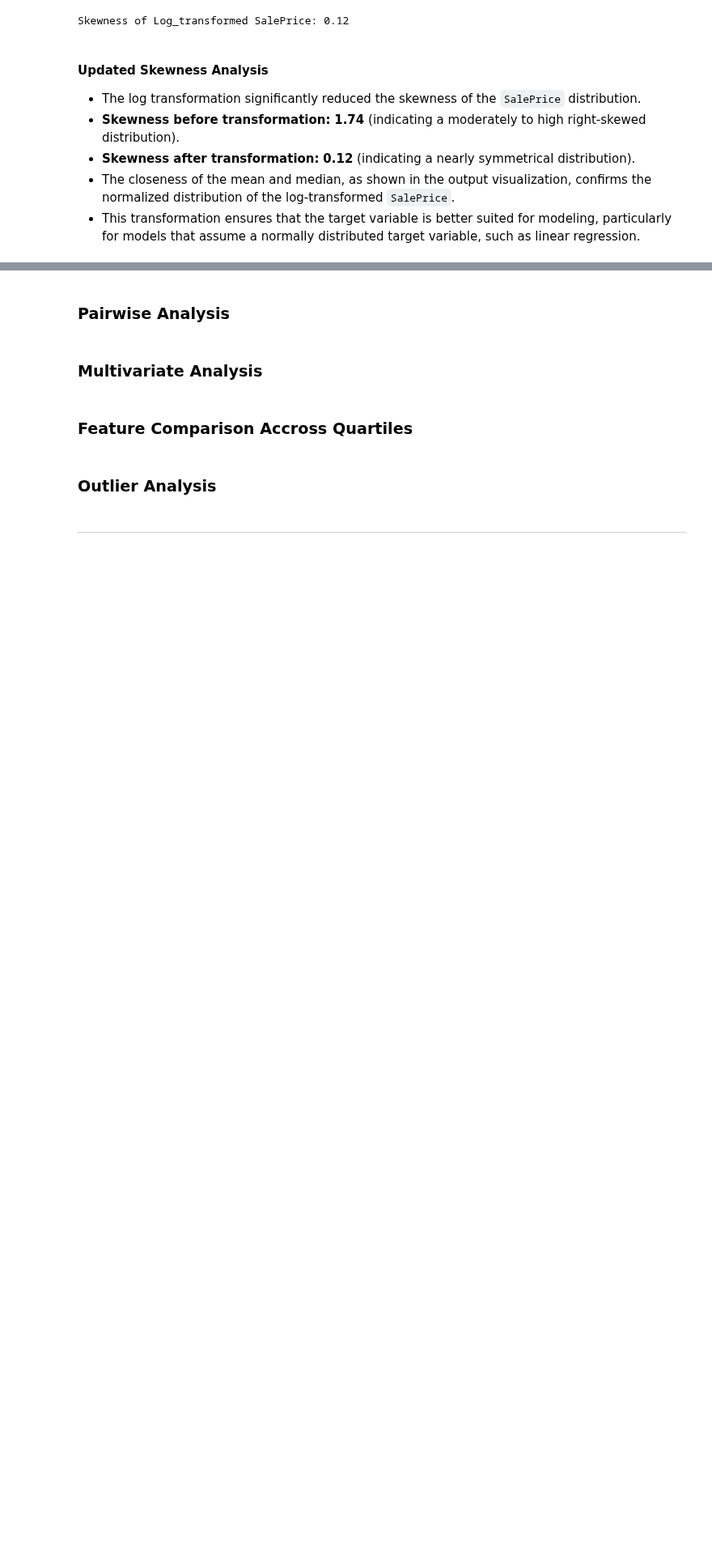
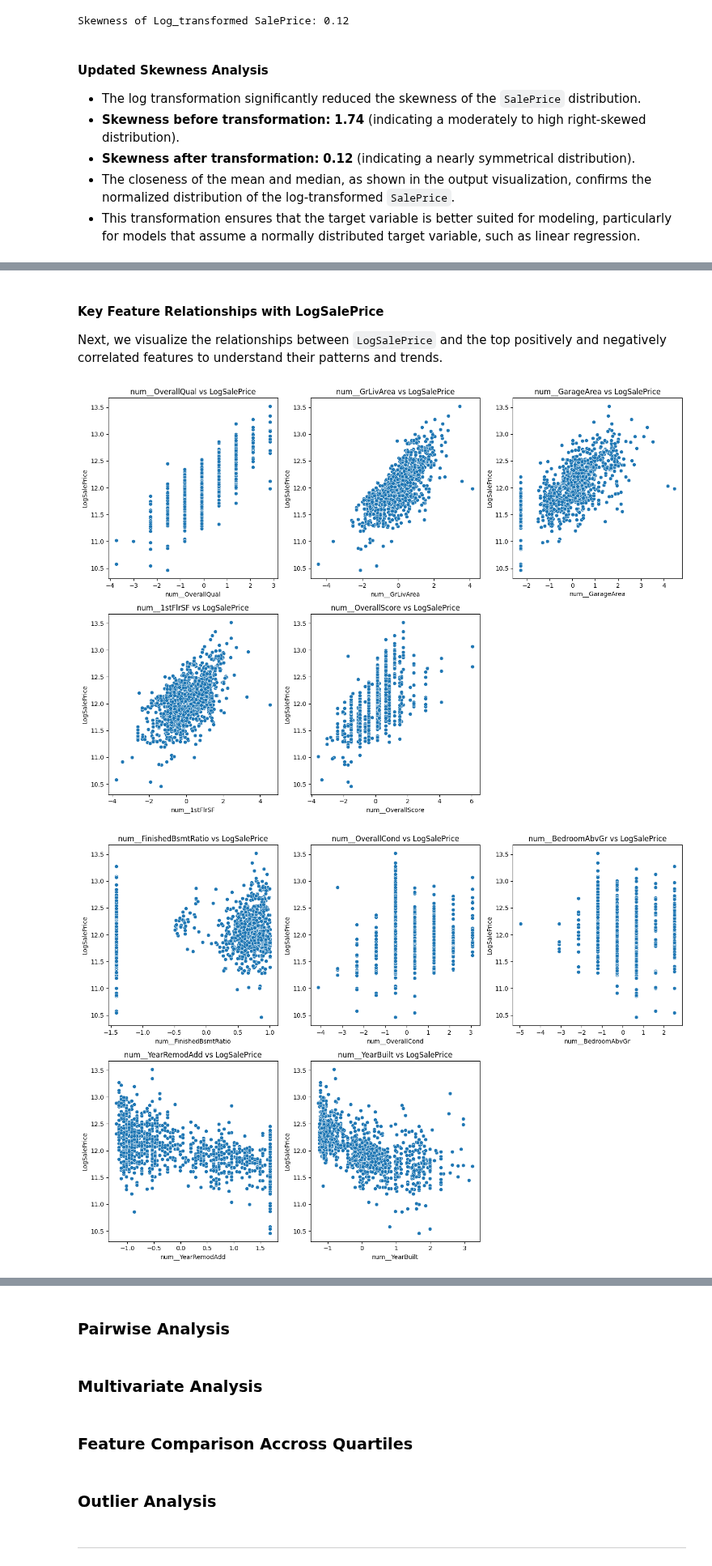
Before and after one commit to TonichaB/Predictive-Analytics-PP5, a Jupyter notebook: jupyter_notebooks/04_Price_Analysis.ipynb, the cells around one changed output, grey strips where cells are left out. Shown at 81% size. Drawn from its saved outputs; the diff is of its cells as text; code cells hidden in the pictures; blank space fills up the shorter version.

```diff
--- a/jupyter_notebooks/04_Price_Analysis.ipynb
+++ b/jupyter_notebooks/04_Price_Analysis.ipynb
@@ -319,0 +369,33 @@ Skewness of Log_transformed SalePrice: 0.12
+# %% [markdown]
+#### Key Feature Relationships with LogSalePrice
+
+Next, we visualize the relationships between `LogSalePrice` and the top positively and negatively correlated features to understand their patterns and trends.
+# %%
+# Select top correlated features
+top_positive_corr_features = target_corr[1:6].index
+top_negative_corr_features = target_corr[-5:].index
+
+# Scatterplots for positively correlated features
+plt.figure(figsize=(14, 10))
+for i, feature in enumerate(top_positive_corr_features):
+    plt.subplot(2, 3, i + 1)
+    sns.scatterplot(x=x_train_with_target[feature], y=x_train_with_target['LogSalePrice'])
+    plt.title(f"{feature} vs LogSalePrice")
+    plt.xlabel(feature)
+    plt.ylabel("LogSalePrice")
+plt.tight_layout()
+plt.show()
+
+# Scatterplots for negatively correlated features
+plt.figure(figsize=(14, 10))
+for i, feature in enumerate(top_negative_corr_features):
+    plt.subplot(2, 3, i + 1)
+    sns.scatterplot(x=x_train_with_target[feature], y=x_train_with_target['LogSalePrice'])
+    plt.title(f"{feature} vs LogSalePrice")
+    plt.xlabel(feature)
+    plt.ylabel("LogSalePrice")
+plt.tight_layout()
+plt.show()
+# %% [output]
+[figure, added]
+[figure, added]
```
Also changed, not shown: parts of 4 cells of this notebook.
